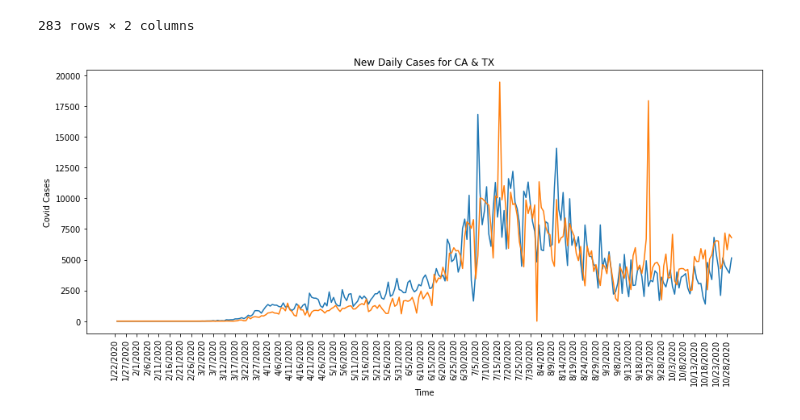
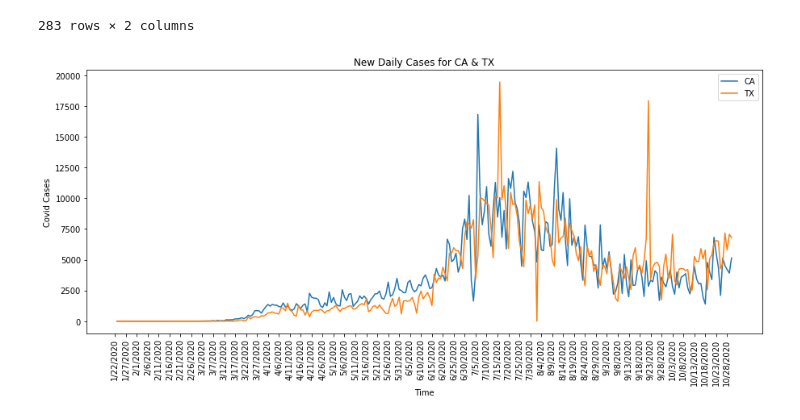
Before and after one commit to shadiaduery/bootcamp-group_project-1, a Jupyter notebook: Analysis/Linegraph-daily-cases.ipynb, the cells around one changed output. Drawn from its saved outputs; the diff is of its cells as text; code cells hidden in the pictures.

Commit message:
added legend

```diff
--- a/Analysis/Linegraph-daily-cases.ipynb
+++ b/Analysis/Linegraph-daily-cases.ipynb
@@ -125,22 +125,26 @@ new_daily_cases
 # %%
 #line graph2 for new daily cases
 # CA_new_cases=new_daily_cases["CA"]
 # x_axis=new_daily_cases.index
 # TX_new_cases=new_daily_cases["TX"]
-# CA1, =plt.plot(x_axis, CA_new_cases, marker="+",color="blue",linewidth=0, label="CA cases")
-# TX1, =plt.plot(x_axis, TX_new_cases, marker="s",color="red",linewidth=0,label="TX cases")
+# fig1,ax1=plt.subplots(figsize=(15,6))
+# CA1, =plt.plot(x_axis, CA_new_cases,"-",color="blue",linewidth=0, label="CA cases")
+# TX1, =plt.plot(x_axis, TX_new_cases,"-",color="red",linewidth=0,label="TX cases")
 # plt.legend(handles=[CA1, TX1],loc="best")
+# ax1.set_xticks(ax1.get_xticks()[::5])
+# plt.xticks(rotation='vertical')
 # plt.title("New Daily Cases for CA & TX")
 # plt.xlabel("Time")
 # plt.ylabel("Covid Cases")
 # plt.show()
 fig1,ax1=plt.subplots(figsize=(15,6))
 ax1.plot(new_daily_cases)
 plt.xticks(rotation='vertical')
 ax1.set_xticks(ax1.get_xticks()[::5])
+plt.legend(["CA", "TX"])
 plt.title("New Daily Cases for CA & TX")
 plt.xlabel("Time")
 plt.ylabel("Covid Cases")
 plt.show()
 # %% [output]
-[figure, old version]
+[figure, new version]
```
